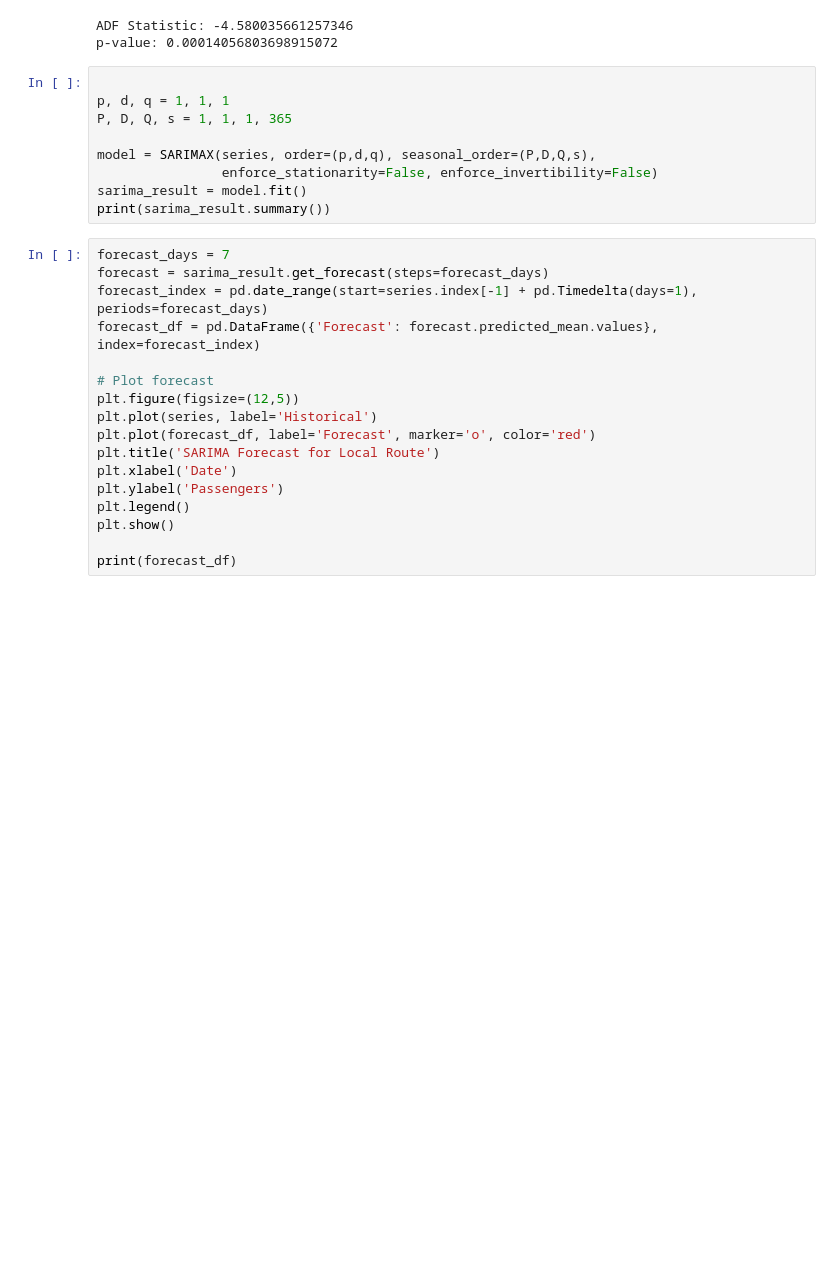
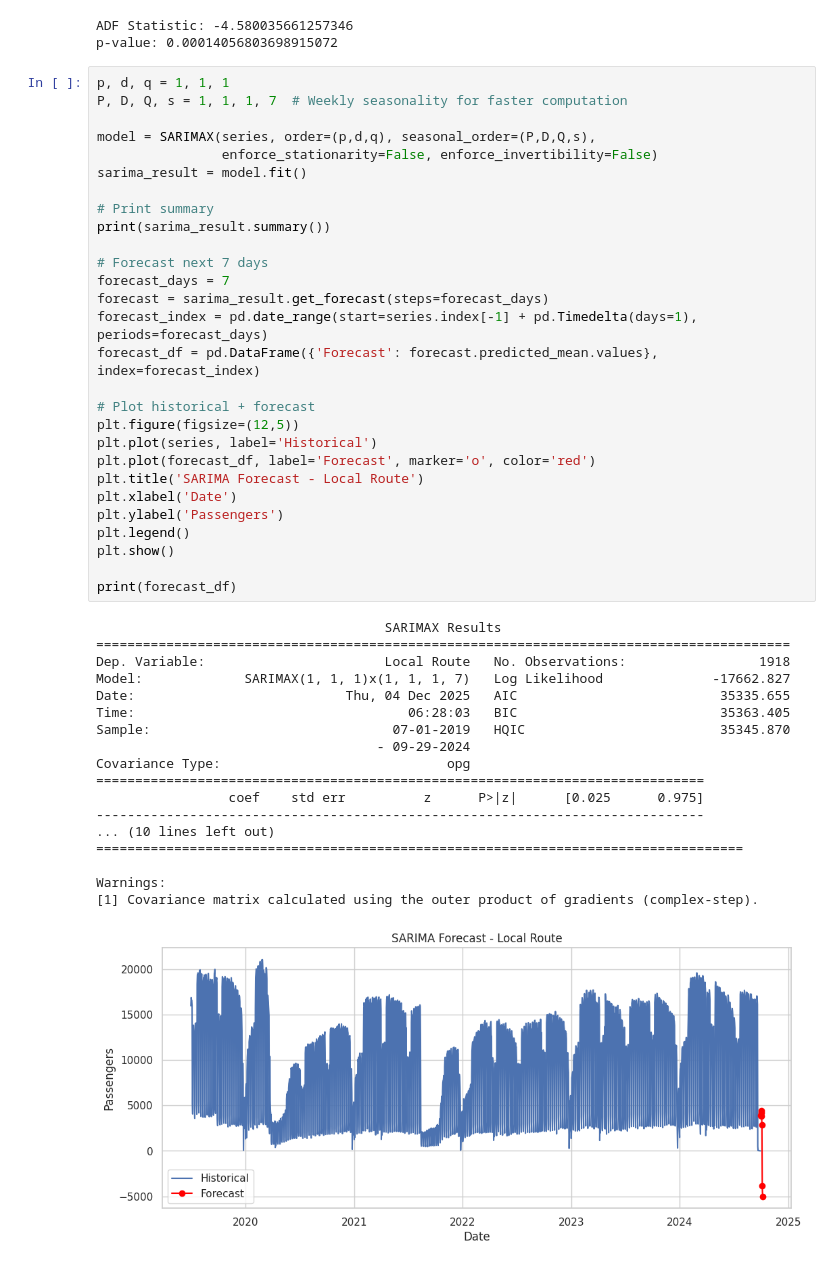
Before and after one commit to YaswanthKumar-S/Task_Kovai.co, a Jupyter notebook: Task_Kovai_co_.ipynb, the cells around one changed output. Drawn from its saved outputs; the diff is of its cells as text; blank space fills up the shorter version.

```diff
--- a/Task_Kovai_co_.ipynb
+++ b/Task_Kovai_co_.ipynb
@@ -483,29 +483,50 @@ print(f'p-value: {result[1]}')
 # %% [output]
 ADF Statistic: -4.580035661257346
 p-value: 0.00014056803698915072
-# %%
-
-p, d, q = 1, 1, 1
-P, D, Q, s = 1, 1, 1, 365
-
-model = SARIMAX(series, order=(p,d,q), seasonal_order=(P,D,Q,s),
-                enforce_stationarity=False, enforce_invertibility=False)
-sarima_result = model.fit()
-print(sarima_result.summary())
 # %%
+p, d, q = 1, 1, 1
+P, D, Q, s = 1, 1, 1, 7  # Weekly seasonality for faster computation
+
+model = SARIMAX(series, order=(p,d,q), seasonal_order=(P,D,Q,s),
+                enforce_stationarity=False, enforce_invertibility=False)
+sarima_result = model.fit()
+
+# Print summary
+print(sarima_result.summary())
+
+# Forecast next 7 days
 forecast_days = 7
 forecast = sarima_result.get_forecast(steps=forecast_days)
 forecast_index = pd.date_range(start=series.index[-1] + pd.Timedelta(days=1), periods=forecast_days)
 forecast_df = pd.DataFrame({'Forecast': forecast.predicted_mean.values}, index=forecast_index)
 
-# Plot forecast
+# Plot historical + forecast
 plt.figure(figsize=(12,5))
 plt.plot(series, label='Historical')
 plt.plot(forecast_df, label='Forecast', marker='o', color='red')
-plt.title('SARIMA Forecast for Local Route')
+plt.title('SARIMA Forecast - Local Route')
 plt.xlabel('Date')
 plt.ylabel('Passengers')
 plt.legend()
 plt.show()
 
 print(forecast_df)
+# %% [output]
+                                     SARIMAX Results
+=========================================================================================
+Dep. Variable:                       Local Route   No. Observations:                 1918
+Model:             SARIMAX(1, 1, 1)x(1, 1, 1, 7)   Log Likelihood              -17662.827
+Date:                           Thu, 04 Dec 2025   AIC                          35335.655
+Time:                                   06:28:03   BIC                          35363.405
+Sample:                               07-01-2019   HQIC                         35345.870
+                                    - 09-29-2024
+Covariance Type:                             opg
+==============================================================================
+                 coef    std err          z      P>|z|      [0.025      0.975]
+------------------------------------------------------------------------------
+... (10 lines left out)
+===================================================================================
+
+Warnings:
+[1] Covariance matrix calculated using the outer product of gradients (complex-step).
+[figure, added]
```
Also changed, not shown: parts of 2 cells of this notebook.
